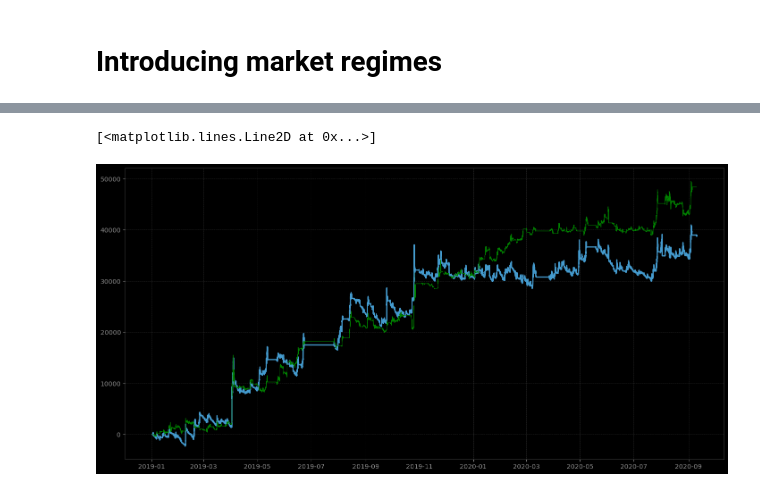
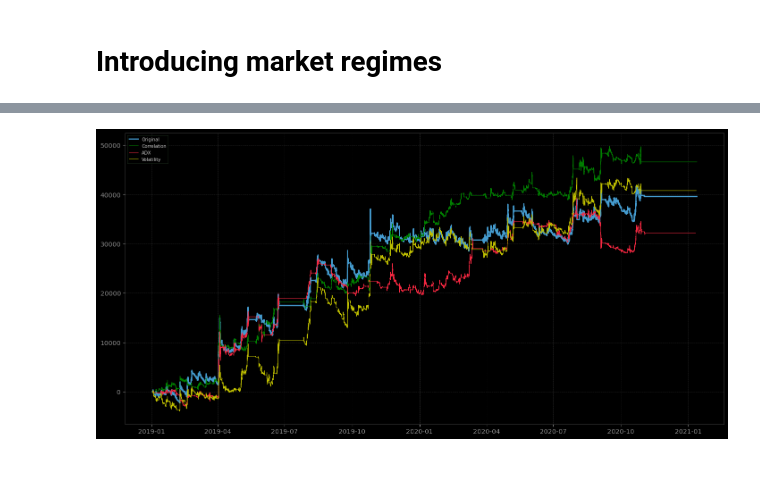
Before and after one commit to dmarienko/cryptomomentum, a Jupyter notebook: models/5. Market Regime.ipynb, the cells around one changed output, grey strips where cells are left out. Cells and saved outputs as stored; diff of their text form; code cells hidden in the pictures.

```diff
--- a/models/5. Market Regime.ipynb
+++ b/models/5. Market Regime.ipynb
@@ -185,13 +189,12 @@ pf_test_f3 = fast_backtest(dx.instrument, s_roll_best_rf3, dx.M5)
 # %%
 fig(18, 9)
 # plt.plot(r.portfolio.filter(regex='.*_PnL').cumsum()*14)
 plt.plot(pf_test_all.filter(regex='.*_PnL').cumsum(), lw=2, label='Original')
 plt.plot(pf_test_f1.filter(regex='.*_PnL').cumsum(), label='Correlation')
-# plt.plot(pf_test_f2.filter(regex='.*_PnL').cumsum(), label='ADX')
-# plt.plot(pf_test_f3.filter(regex='.*_PnL').cumsum(), label='Volatility'); plt.legend();
+plt.plot(pf_test_f2.filter(regex='.*_PnL').cumsum(), label='ADX')
+plt.plot(pf_test_f3.filter(regex='.*_PnL').cumsum(), label='Volatility'); plt.legend();
 # %% [output]
-[<matplotlib.lines.Line2D at 0x...>]
-[figure, old version]
+[figure, new version]
 # %%
 tearsheets(pf_test_all, pf_test_f1, init_cash=5000)
 # %% [output]
```
Also changed, not shown: parts of 10 cells of this notebook, 2 other files.
